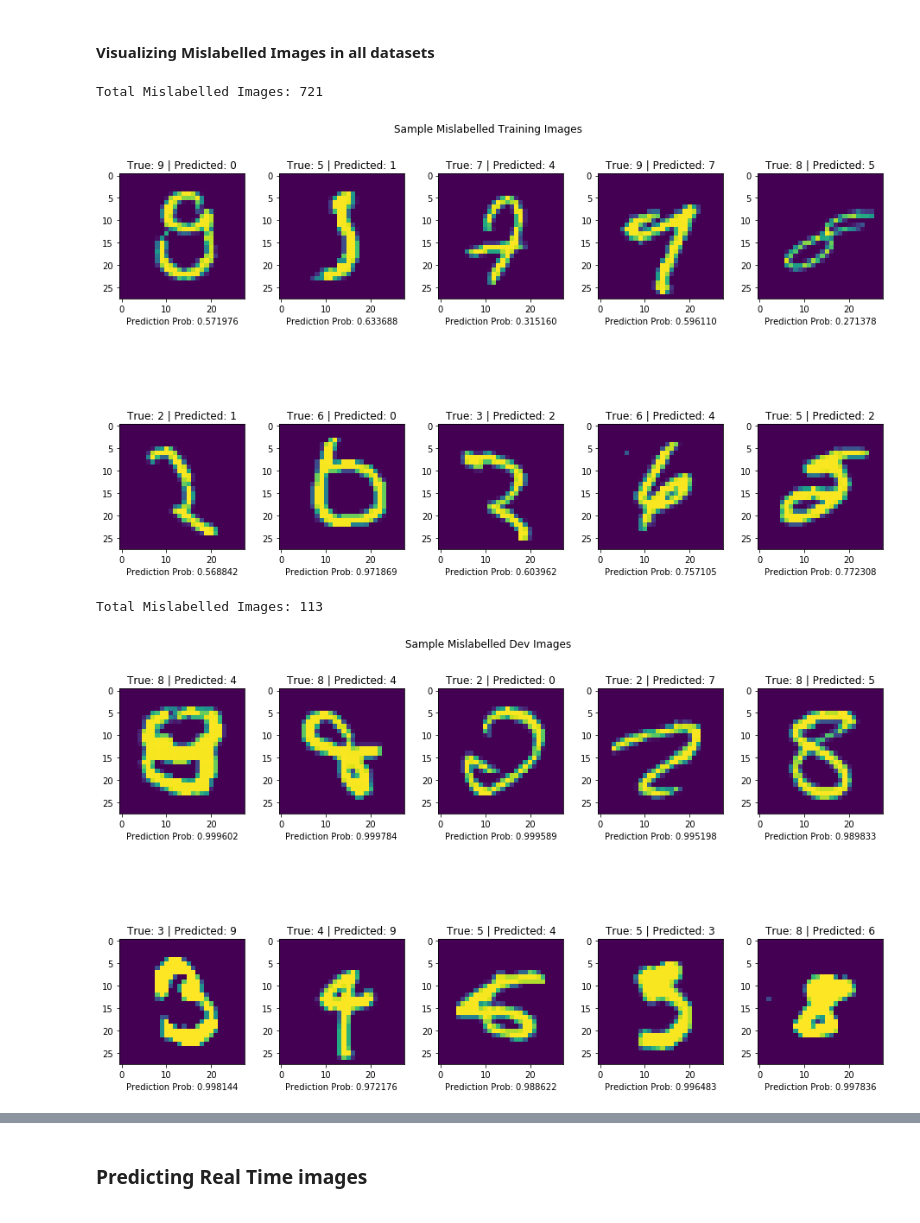
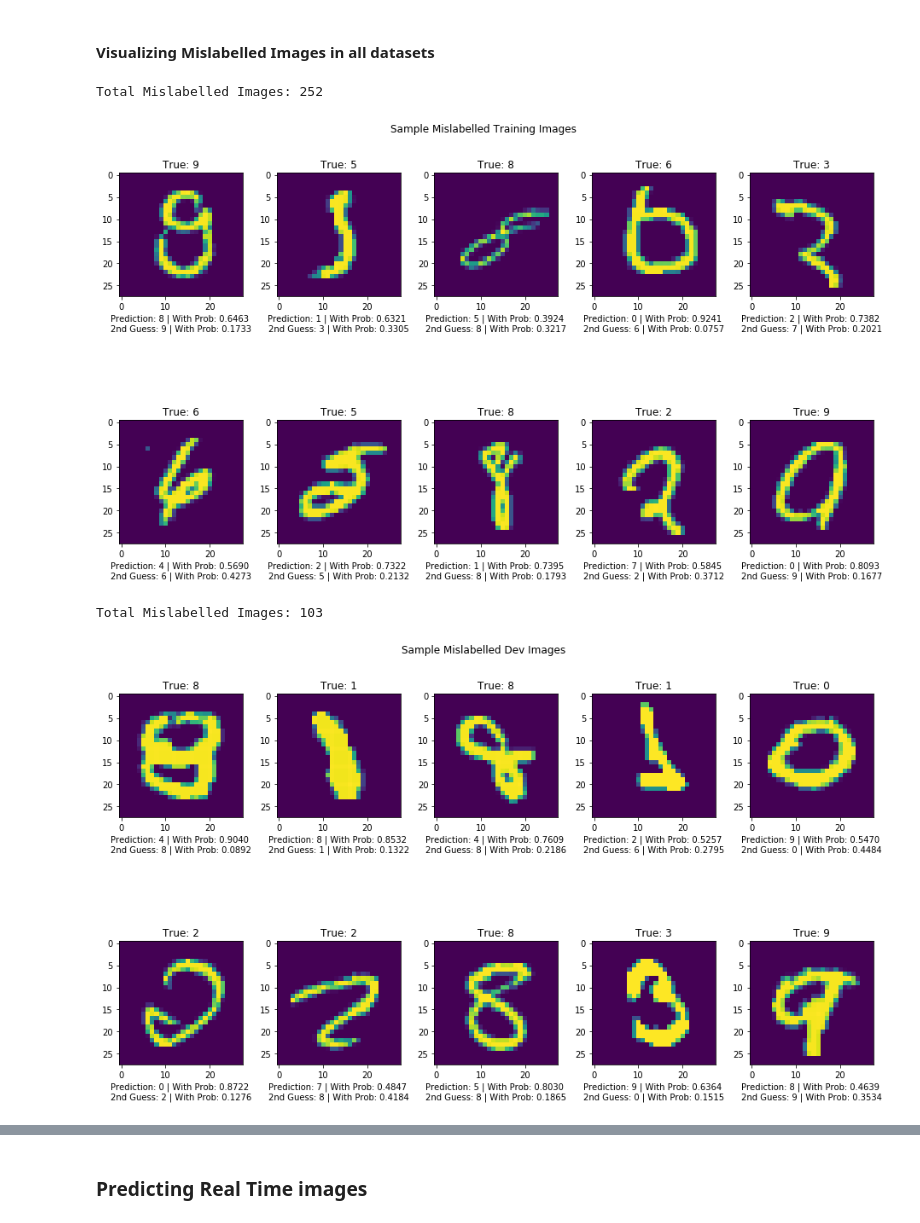
Before and after one commit to kattelsameer/HandWritten-Digit-Recognition-using-Deep-Learning, a Jupyter notebook: 7. Final Model/Final Model.ipynb, the cells around one changed output, grey strips where cells are left out. Drawn from its saved outputs; the diff is of its cells as text; code cells hidden in the pictures.

```diff
--- a/7. Final Model/Final Model.ipynb
+++ b/7. Final Model/Final Model.ipynb
@@ -465,0 +475,22 @@ def predict(X,y,parameters):
+# %%
+np.random.seed(2)
+a = np.random.rand(5,3)
+# print(a)
+
+m = a.shape[1]
+a_labels = np.argmax(a,axis=0).reshape(1,m)
+a_prob = np.max(a,axis = 0).reshape(1,m)
+
+print(a_labels, a_labels.reshape(1,m))
+
+b = np.array(a, copy = True)
+print(b)
+
+# b[a_labels.T] = 0 #zeroing out the first max prediction
+b[a_labels,np.arange(a_labels.size)] = 0
+print(b)
+
+b_predicted_labels = np.argmax(b,axis=0).reshape(1,m) #selecting the second max predicted label
+b_predicted_prob = np.max(b,axis = 0).reshape(1,m) #selecting the second max prediction
+
+print(b_predicted_labels)
@@ -629,5 +680,5 @@ Error:  0.012016666666666675
 # %%
-predicted_labels_dev, prediction_prob_prob,dev_acc, _ = predict(dev_x_norm, dev_y_encoded,parameters)
+prediction_dev,dev_acc, _ = predict(dev_x_norm, dev_y_encoded,parameters)
 print("\nAccuracy: "  + str(dev_acc))
 print("\nError:\t"+str(1-dev_acc))
 # %% [output]
@@ -894,8 +953,12 @@ visualize_prediction(test_x_orig, test_y_orig.T, predicted_labels_test, predicti
 # %% [markdown]
 #### Visualizing Mislabelled Images in all datasets
 # %%
-def visualize_mislabelled_images(x_orig,y_orig,predicted_labels,prediction_prob,dataset):
-    true_prediction = np.equal(predicted_labels,y_orig)
+def visualize_mislabelled_images(x_orig,y_orig,prediction,dataset):
+
+    first_lbl, first_prob = prediction["First Prediction"]
+    sec_lbl, sec_prob = prediction["Second Prediction"]
+
+    true_prediction = np.equal(first_lbl,y_orig)
     mislabelled_indices = np.asarray(np.where(true_prediction == False))
     print("Total Mislabelled Images: "+str(len(mislabelled_indices[0])))
 
@@ -912,18 +975,20 @@ def visualize_mislabelled_images(x_orig,y_orig,predicted_labels,prediction_prob,
     fig.subplots_adjust(hspace=1)
     fig.suptitle(visual_title)
 
+
+
     for ax,i in zip(axes.flatten(),mislabelled_indices[1]):
         ax.imshow(x_orig[i].squeeze(),interpolation='nearest')
-        ax.set(title = "True: "+ str(y_orig[0,i])+" | Predicted: "+str(predicted_labels[0,i]))
-        ax.set(xlabel= "Prediction Prob: %f"%(prediction_prob[0,i]))
+        ax.set(title = "True: "+ str(y_orig[0,i]))
+        ax.set(xlabel= "Prediction: %d | With Prob: %.4f \n2nd Guess: %d | With Prob: %.4f"%(first_lbl[0,i], first_prob[0,i], sec_lbl[0,i], sec_prob[0,i]))
 # %%
-visualize_mislabelled_images(train_x_orig, train_y_orig.T,predicted_labels_train, prediction_prob_train,dataset = "training")
+visualize_mislabelled_images(train_x_orig, train_y_orig.T,prediction_train,dataset = "training")
 # %% [output]
-Total Mislabelled Images: 721
+Total Mislabelled Images: 252
-[figure, old version]
+[figure, new version]
 # %%
-visualize_mislabelled_images(dev_x_orig, dev_y_orig.T, predicted_labels_dev, prediction_prob_prob,dataset = "dev")
+visualize_mislabelled_images(dev_x_orig, dev_y_orig.T, prediction_dev,dataset = "dev")
 # %% [output]
-Total Mislabelled Images: 113
+Total Mislabelled Images: 103
-[figure, old version]
+[figure, new version]
 # %%
```
Also changed, not shown: parts of 21 cells of this notebook.
